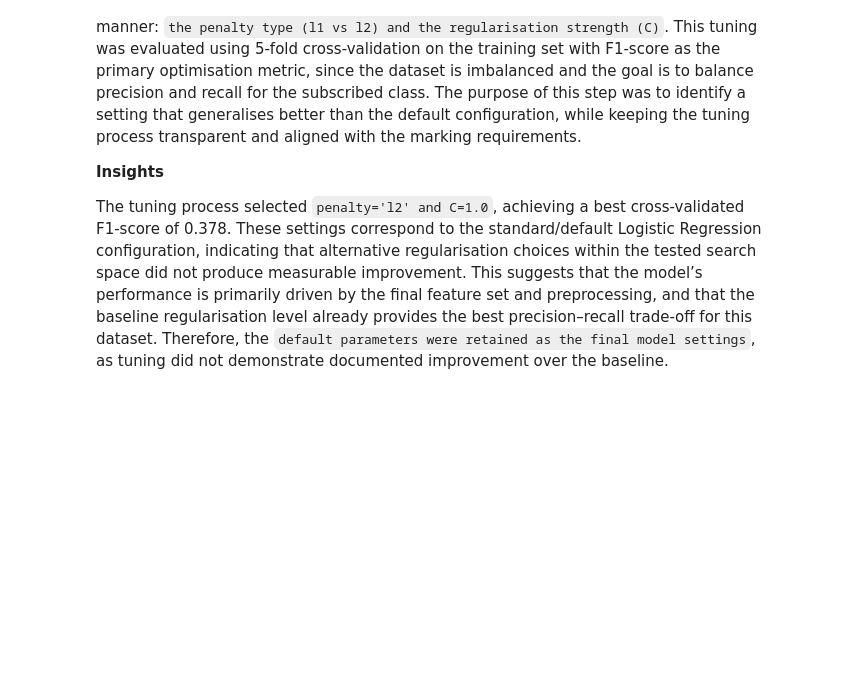
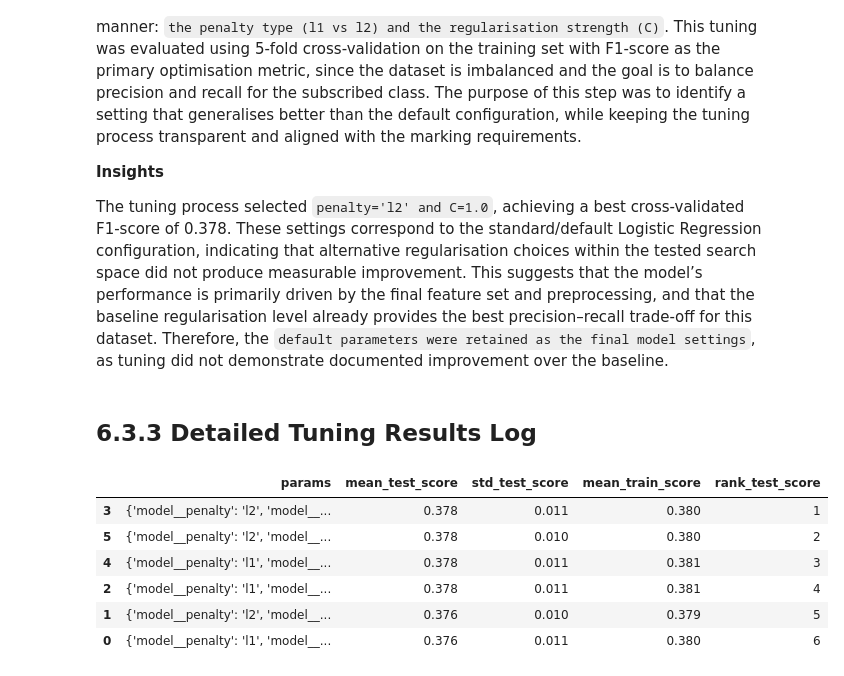
Before and after one commit to 2401496A/bank-marketing-data-analysis-project, a Jupyter notebook: MLDP Program Codes Submission Template.ipynb, the cells around one changed output. Saved outputs shown, nothing was run; the diff lists cells and outputs as text; code cells hidden in the pictures; blank space fills up the shorter version.

Commit message:
Added Detailed Tuning Results Log  for 6.3.3. Detailed Tuning Results Log

```diff
--- a/MLDP Program Codes Submission Template.ipynb
+++ b/MLDP Program Codes Submission Template.ipynb
@@ -1259,3 +1259,23 @@ Hyperparameter tuning was performed using RandomizedSearchCV to test whether adj
 **Insights**
 
 The tuning process selected `penalty='l2' and C=1.0`, achieving a best cross-validated F1-score of 0.378. These settings correspond to the standard/default Logistic Regression configuration, indicating that alternative regularisation choices within the tested search space did not produce measurable improvement. This suggests that the model’s performance is primarily driven by the final feature set and preprocessing, and that the baseline regularisation level already provides the best precision–recall trade-off for this dataset. Therefore, the `default parameters were retained as the final model settings`, as tuning did not demonstrate documented improvement over the baseline.
+# %% [markdown]
+## 6.3.3 Detailed Tuning Results Log
+# %%
+cv_log = pd.DataFrame(rs.cv_results_)[[
+    "params",
+    "mean_test_score",
+    "std_test_score",
+    "mean_train_score",
+    "rank_test_score"
+]].sort_values("rank_test_score")
+
+cv_log.round(3)
+# %% [output]
+|  | params | mean_test_score | std_test_score | mean_train_score | rank_test_score |
+| 3 | {'model__penalty': 'l2', 'model__... | 0.378 | 0.011 | 0.380 | 1 |
+| 5 | {'model__penalty': 'l2', 'model__... | 0.378 | 0.010 | 0.380 | 2 |
+| 4 | {'model__penalty': 'l1', 'model__... | 0.378 | 0.011 | 0.381 | 3 |
+| 2 | {'model__penalty': 'l1', 'model__... | 0.378 | 0.011 | 0.381 | 4 |
+| 1 | {'model__penalty': 'l2', 'model__... | 0.376 | 0.010 | 0.379 | 5 |
+| 0 | {'model__penalty': 'l1', 'model__... | 0.376 | 0.011 | 0.380 | 6 |
```
Also changed, not shown: parts of 1 cell of this notebook.
